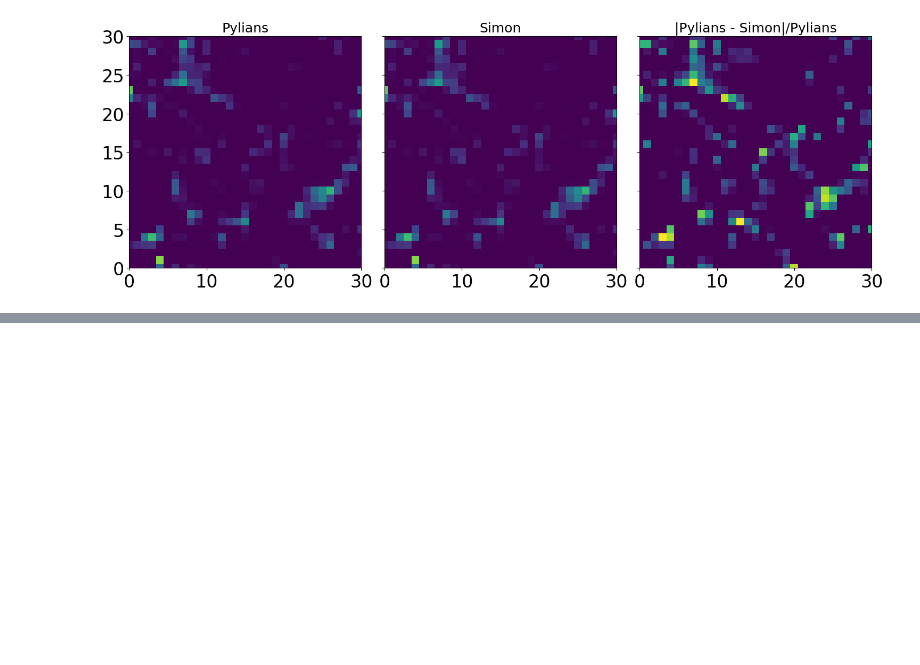
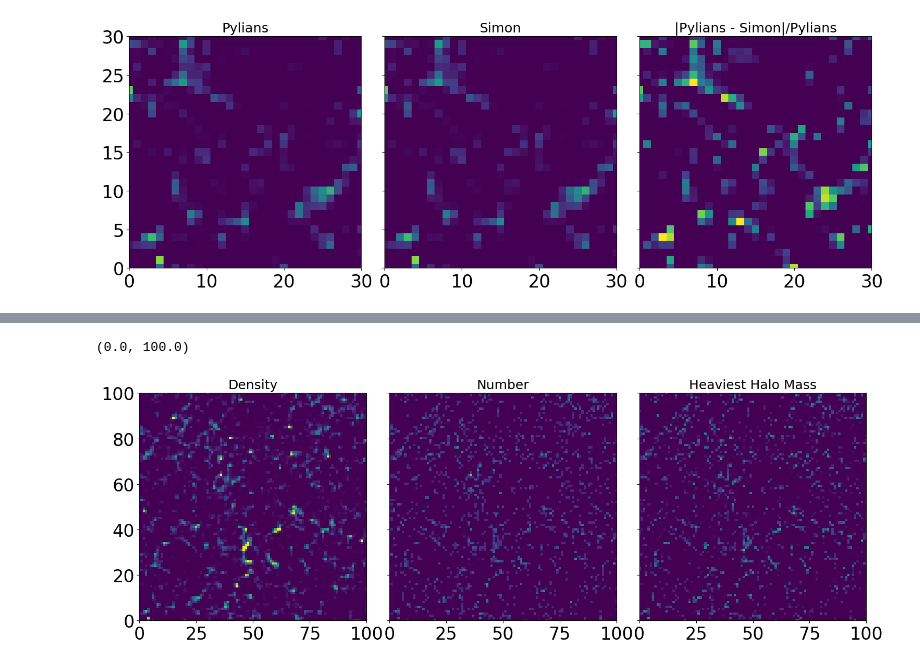
Before and after one commit to shivampcosmo/CHARM_old, a Jupyter notebook: notebooks/test_rho.ipynb, the cells around one changed output, grey strips where cells are left out. Drawn from its saved outputs; the diff is of its cells as text; code cells hidden in the pictures; blank space fills up the shorter version.

```diff
--- a/notebooks/test_rho.ipynb
+++ b/notebooks/test_rho.ipynb
@@ -267,0 +432,6 @@ Array([-0.3553632 , -0.3553632 , -1.        , -1.        , -1.        ,
+# %%
+nMmax = 10
+dfhalo_ngp_wmass = np.float32(np.zeros((grid, grid, grid, nMmax)))
+NGP_mass(np.float32(pos_halos), np.float32(lgMass_truth), dfhalo_ngp_wmass, BoxSize)
+# %%
+dfhalo_ngp_wmass_sorted = np.flip(np.sort(dfhalo_ngp_wmass, axis=-1), axis=-1)
@@ -267,0 +512,26 @@ Array([-0.3553632 , -0.3553632 , -1.        , -1.        , -1.        ,
+# %%
+fig, axes = pl.subplots(nrows=1, ncols=3, figsize=(18, 8), sharex=True, sharey=True)
+fig.subplots_adjust(wspace=0.1, hspace=0.1)
+
+# axes[0].imshow(((mesh_truth.preview(axes=[0,1]))))
+# axes[0].set_title('Truth', size=18)
+xmin = 0
+xmax = 100
+axes[0].imshow(df_pylians[64,:,:], vmin=0, vmax=8, origin='lower')
+axes[0].set_title('Density', size=18)
+axes[0].set_xlim(xmin,xmax)
+axes[0].set_ylim(xmin,xmax)
+
+axes[1].imshow(dfhalo2_ngp[64,:,:], vmin=0, vmax=8, origin='lower')
+axes[1].set_title('Number', size=18)
+axes[1].set_xlim(xmin,xmax)
+axes[1].set_ylim(xmin,xmax)
+
+# axes[2].imshow((np.abs(10**M_halos_truth_recomb[64,:,:,0] - 10**M_halos[64,:,:,0])/10**M_halos_truth_recomb[64,:,:,0]), vmin=0, vmax=1.0, origin='lower')
+axes[2].imshow(dfhalo_ngp_wmass_sorted[64,:,:, 0], vmin=13, vmax=16, origin='lower')
+axes[2].set_title('Heaviest Halo Mass', size=18)
+axes[2].set_xlim(xmin,xmax)
+axes[2].set_ylim(xmin,xmax)
+# %% [output]
+(0.0, 100.0)
+[figure, added]
```
Also changed, not shown: parts of 31 cells of this notebook, 42 other files.
